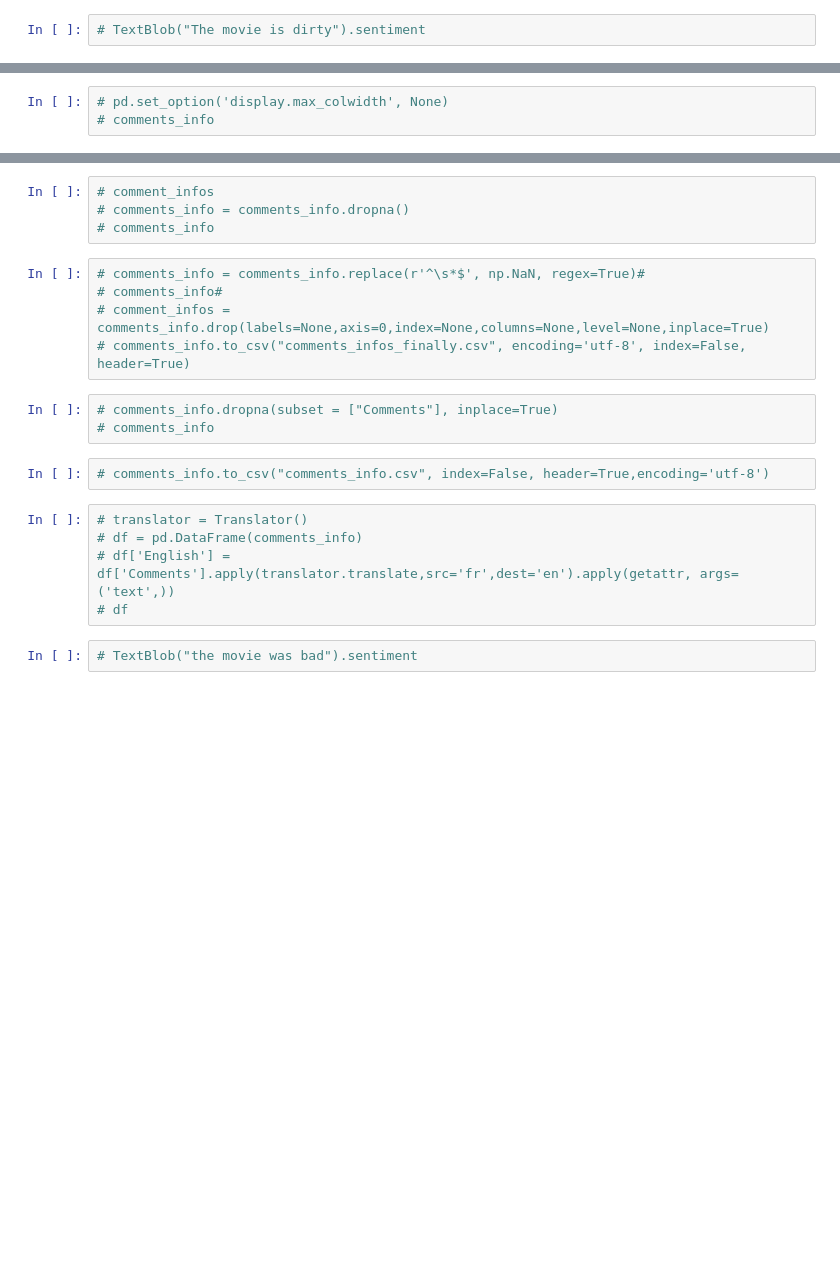
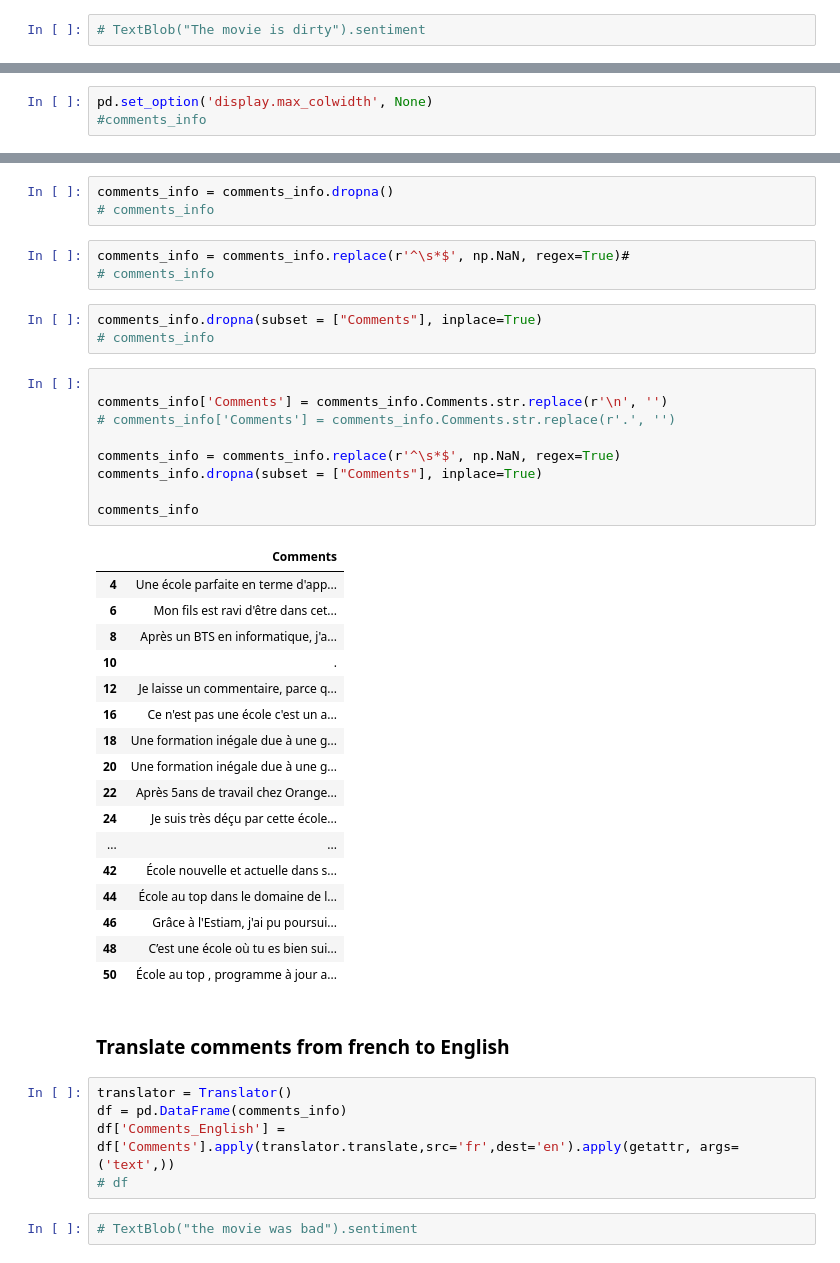
Before and after one commit to gouemoolaf28/project_pedagogique_analyse_des_sentiments, a Jupyter notebook: part_1/Untitled.ipynb, the cells around one changed output, grey strips where cells are left out. Saved outputs shown, nothing was run; the diff lists cells and outputs as text; blank space fills up the shorter version.

```diff
--- a/part_1/Untitled.ipynb
+++ b/part_1/Untitled.ipynb
@@ -64,3 +71,3 @@
 # %%
-# pd.set_option('display.max_colwidth', None)
-# comments_info
+pd.set_option('display.max_colwidth', None)
+#comments_info
@@ -71,21 +76,45 @@
 # %%
-# comment_infos
-# comments_info = comments_info.dropna()
+comments_info = comments_info.dropna()
 # comments_info
-# %%
-# comments_info = comments_info.replace(r'^\s*$', np.NaN, regex=True)#
-# comments_info#
-# comment_infos = comments_info.drop(labels=None,axis=0,index=None,columns=None,level=None,inplace=True)
-# comments_info.to_csv("comments_infos_finally.csv", encoding='utf-8', index=False, header=True)
+# %%
+comments_info = comments_info.replace(r'^\s*$', np.NaN, regex=True)#
+# comments_info
 # %%
-# comments_info.dropna(subset = ["Comments"], inplace=True)
+comments_info.dropna(subset = ["Comments"], inplace=True)
 # comments_info
-# %%
-# comments_info.to_csv("comments_info.csv", index=False, header=True,encoding='utf-8')
+# %%
+
+comments_info['Comments'] = comments_info.Comments.str.replace(r'\n', '')
+# comments_info['Comments'] = comments_info.Comments.str.replace(r'.', '')
+
+comments_info = comments_info.replace(r'^\s*$', np.NaN, regex=True)
+comments_info.dropna(subset = ["Comments"], inplace=True)
+
+comments_info
+# %% [output]
+|  | Comments |
+| 4 | Une école parfaite en terme d'app... |
+| 6 | Mon fils est ravi d'être dans cet... |
+| 8 | Après un BTS en informatique, j'a... |
+| 10 | . |
+| 12 | Je laisse un commentaire, parce q... |
+| 16 | Ce n'est pas une école c'est un a... |
+| 18 | Une formation inégale due à une g... |
+| 20 | Une formation inégale due à une g... |
+| 22 | Après 5ans de travail chez Orange... |
+| 24 | Je suis très déçu par cette école... |
+| ... | ... |
+| 42 | École nouvelle et actuelle dans s... |
+| 44 | École au top dans le domaine de l... |
+| 46 | Grâce à l'Estiam, j'ai pu poursui... |
+| 48 | C’est une école où tu es bien sui... |
+| 50 | École au top , programme à jour a... |
+# %% [markdown]
+### Translate comments from french to English
 # %%
-# translator = Translator()
-# df = pd.DataFrame(comments_info)
-# df['English'] = df['Comments'].apply(translator.translate,src='fr',dest='en').apply(getattr, args=('text',))
+translator = Translator()
+df = pd.DataFrame(comments_info)
+df['Comments_English'] = df['Comments'].apply(translator.translate,src='fr',dest='en').apply(getattr, args=('text',))
 # df
 # %%
 # TextBlob("the movie was bad").sentiment
```
Also changed, not shown: parts of 39 cells of this notebook.
